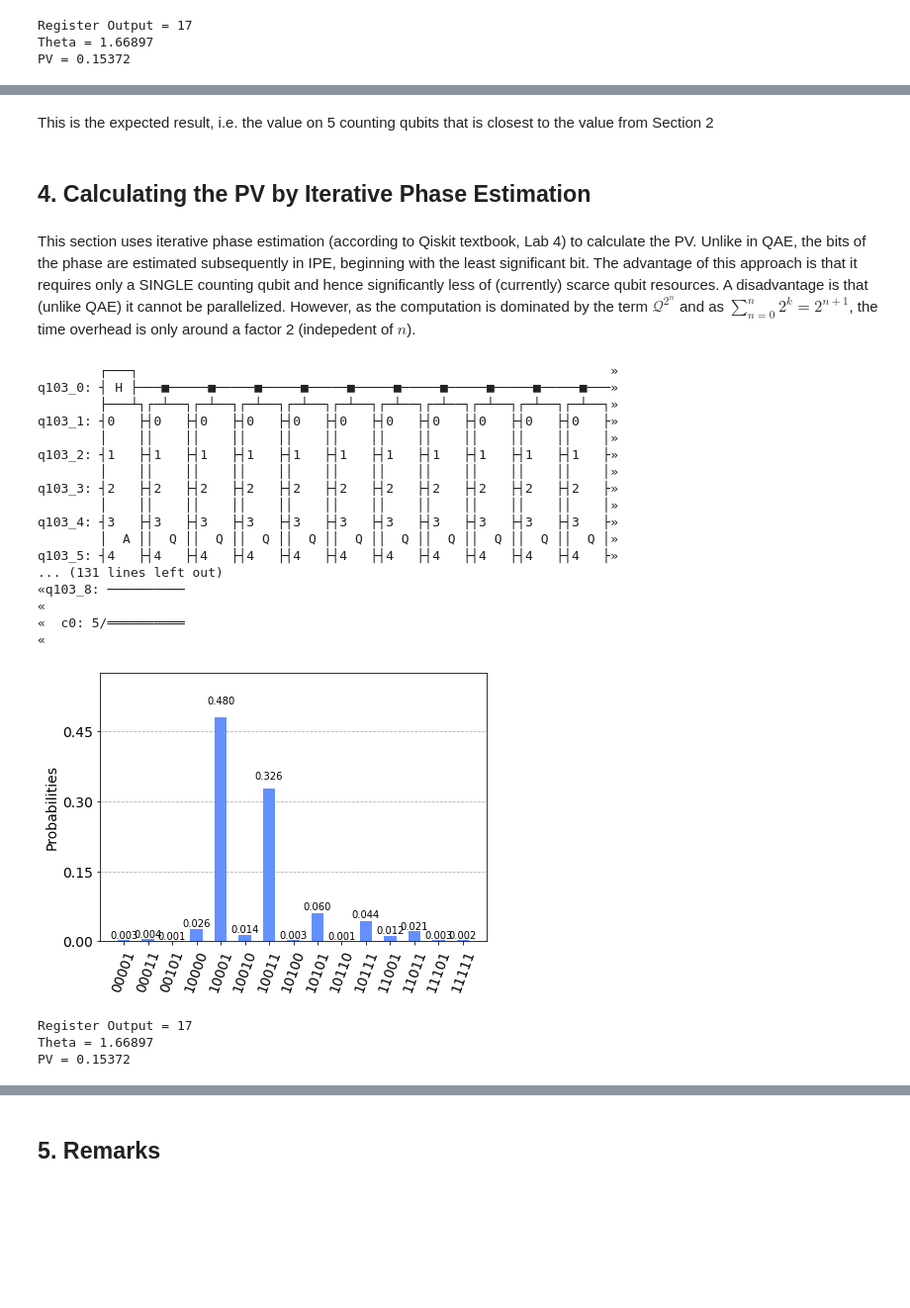
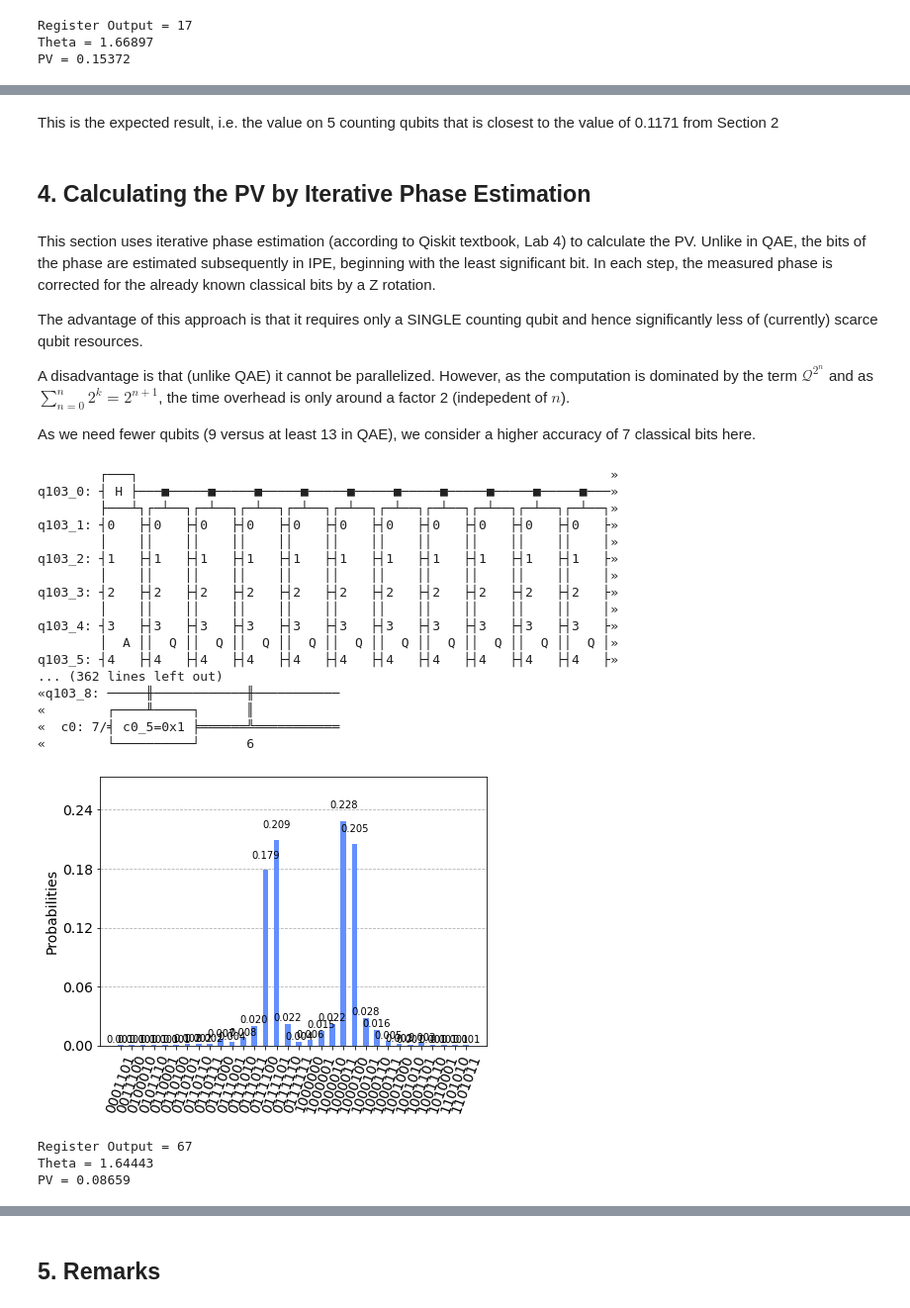
Before and after one commit to agrotz/QuantumComputing, a Jupyter notebook: Woerner_HestonModel.ipynb, the cells around one changed output, grey strips where cells are left out. Shown: that part at 99% size. Drawn from its saved outputs; the diff is of its cells as text; code cells hidden in the pictures; blank space fills up the shorter version.

Commit message:
AG: Fix for iterative phase estimation

```diff
--- a/Woerner_HestonModel.ipynb
+++ b/Woerner_HestonModel.ipynb
@@ -342,11 +361,15 @@ CPU Time = 43.16196
 # %% [markdown]
-This is the expected result, i.e. the value on 5 counting qubits that is closest to the value from Section 2
+This is the expected result, i.e. the value on 5 counting qubits that is closest to the value of 0.1171 from Section 2
 # %% [markdown]
 ## 4. Calculating the PV by Iterative Phase Estimation
 # %% [markdown]
-This section uses iterative phase estimation (according to Qiskit textbook, Lab 4) to calculate the PV. Unlike in QAE, the bits of the phase are estimated subsequently in IPE, beginning with the least significant bit.
+This section uses iterative phase estimation (according to Qiskit textbook, Lab 4) to calculate the PV. Unlike in QAE, the bits of the phase are estimated subsequently in IPE, beginning with the least significant bit. In each step, the measured phase is corrected for the already known classical bits by a Z rotation.
+
 The advantage of this approach is that it requires only a SINGLE counting qubit and hence significantly less of (currently) scarce qubit resources.
+
 A disadvantage is that (unlike QAE) it cannot be parallelized. However, as the computation is dominated by the term $\mathcal{Q}^{2^n}$ and as $\sum_{n=0}^n 2^k = 2^{n+1}$, the time overhead is only around a factor 2 (indepedent of $n$).
+
+As we need fewer qubits (9 versus at least 13 in QAE), we consider a higher accuracy of 7 classical bits here.
 # %%
 def qcIPE(classicalBits, countingQuBits, algoQuBits):
     q = QuantumRegister(countingQuBits + algoQuBits)
@@ -371,7 +394,7 @@ def qcIPE(classicalBits, countingQuBits, algoQuBits):
             qc_ipe.append(cQ, [0] + [*range(countingQuBits, countingQuBits+algoQuBits)])
         ##3 Apply phase correction
         for j in range(1,classicalBits-b):
-            qc_ipe.rz(-np.pi/2**(n-b-j), 0).c_if(c, j)
+            qc_ipe.rz(-np.pi/2**(classicalBits-b-j), 0).c_if(c[j-1], 1)
         ##4 measure the anscillar qubit in x-basis
         qc_ipe.h(0)
         qc_ipe.measure(q[0], c[classicalBits-1-b])
@@ -380,7 +403,7 @@ def qcIPE(classicalBits, countingQuBits, algoQuBits):
         qc_ipe.h(0)
     return qc_ipe
 # %%
-classicalBits = 5
+classicalBits = 7
 countingQuBits = 1
 algoQuBits = 8
 
@@ -400,22 +423,22 @@ q103_3: ┤2   ├┤2   ├┤2   ├┤2   ├┤2   ├┤2   ├┤2   ├
 q103_4: ┤3   ├┤3   ├┤3   ├┤3   ├┤3   ├┤3   ├┤3   ├┤3   ├┤3   ├┤3   ├┤3   ├»
         │  A ││  Q ││  Q ││  Q ││  Q ││  Q ││  Q ││  Q ││  Q ││  Q ││  Q │»
 q103_5: ┤4   ├┤4   ├┤4   ├┤4   ├┤4   ├┤4   ├┤4   ├┤4   ├┤4   ├┤4   ├┤4   ├»
-... (131 lines left out)
-«q103_8: ──────────
-«
-«  c0: 5/══════════
-«
+... (362 lines left out)
+«q103_8: ─────╫────────────╫───────────
+«        ┌────╨─────┐      ║
+«  c0: 7/╡ c0_5=0x1 ╞══════╩═══════════
+«        └──────────┘      6
 # %%
 tic2 = time.time()
 transpiled_qc_ipe = transpile(qc_ipe, aer_sim)
-qobj_ipe = assemble(transpiled_qc_ipe)
+#qobj_ipe = assemble(transpiled_qc_ipe)
 shots=1000
-job_ipe = aer_sim.run(qobj_ipe, shots=shots)
+job_ipe = aer_sim.run(transpiled_qc_ipe, shots=shots)
 hist_ipe = job_ipe.result().get_counts()
 toc2 = time.time()
 plot_histogram(hist_ipe)
 # %% [output]
-[figure, old version]
+[figure, new version]
 # %%
 # Extract the result
 measured_str = max(hist_ipe, key=hist_ipe.get)
@@ -426,6 +449,6 @@ print("Theta = %.5f" % theta)
 pv = (1-(math.sin(theta)**2))*2**4 # recall that we measure amplitude of bad states, hence the "1-a"
 print("PV = %.5f" % pv)
 # %% [output]
-Register Output = 17
-Theta = 1.66897
-PV = 0.15372
+Register Output = 67
+Theta = 1.64443
+PV = 0.08659
```
Also changed, not shown: parts of 13 cells of this notebook.
